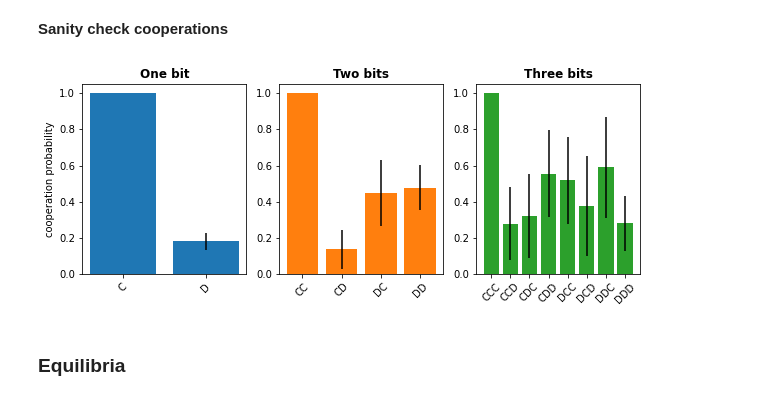
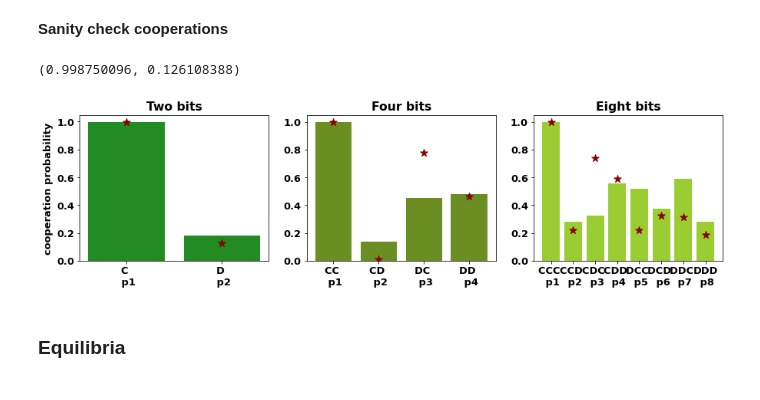
Before and after one commit to Nikoleta-v3/conditional-cooperation-with-longer-memory, a Jupyter notebook: nbs/E. First Notebook.ipynb, the cells around one changed output. Drawn from its saved outputs; the diff is of its cells as text; code cells hidden in the pictures.

```diff
--- a/nbs/Numerical simulations.ipynb
+++ b/nbs/E. First Notebook.ipynb
@@ -24,6 +25,3 @@ plt.rcParams["axes.labelweight"] = "bold"
-# %%
-plt.rcParams["font.weight"] = "bold"
-plt.rcParams["axes.labelweight"] = "bold"
 # %% [markdown]
 ## The case of two bits strategies
 # %% [markdown]
@@ -388,6 +377,7 @@ abundance = [
     (
         df.iloc[df["frequencies"].idxmax()]["p_1"],
         df.iloc[df["frequencies"].idxmax()]["p_2"],
+        df.iloc[df["frequencies"].idxmax()]["frequencies"]
     )
     for df in dfs
 ]
@@ -398,6 +401,7 @@ abundance2 = [
         df.iloc[df["frequencies"].idxmax()]["p_2"],
         df.iloc[df["frequencies"].idxmax()]["p_3"],
         df.iloc[df["frequencies"].idxmax()]["p_4"],
+        df.iloc[df["frequencies"].idxmax()]["frequencies"]
     )
     for df in df2s
 ]
@@ -412,6 +416,7 @@ abundance3 = [
         df.iloc[df["frequencies"].idxmax()]["p_6"],
         df.iloc[df["frequencies"].idxmax()]["p_7"],
         df.iloc[df["frequencies"].idxmax()]["p_8"],
+        df.iloc[df["frequencies"].idxmax()]["frequencies"]
     )
     for df in df3s
 ]
@@ -418,44 +459,60 @@ abundance3 = [
 # %% [markdown]
 **Sanity check cooperations**
+# %%
+from operator import itemgetter
+
+max(abundance, key=itemgetter(2))[:2]
+# %% [output]
+(0.998750096, 0.126108388)
 # %%
-fig, axes = plt.subplots(ncols=3, figsize=(10, 3.5))
+fig, axes = plt.subplots(ncols=3, figsize=(15, 3.5))
 
 heights = [[b[i] for b in abundance] for i in range(2)]
 
 errors = [np.std(h) for h in heights]
 
 for i in range(2):
-    axes[0].bar(i + 1, np.mean(heights[i]), yerr=errors[i], color="C0")
+    axes[0].bar(i + 1, np.mean(heights[i]), color="forestgreen")
+
+for i, point in enumerate(max(abundance, key=itemgetter(2))[:2]):
+    axes[0].scatter(i + 1, point, marker="*", color='darkred', s=100)
 
 axes[0].set_xticks([1, 2])
-axes[0].set_xticklabels(["C", "D"], rotation=45)
-axes[0].set_title("One bit", fontweight="bold")
+axes[0].set_xticklabels(["C \n p1", "D \n p2"])
+axes[0].set_title("Two bits", fontweight="bold")
 
 axes[0].set_ylabel("cooperation probability")
 
 heights = [[b[i] for b in abundance2] for i in range(4)]
 errors = [np.std(h) for h in heights]
 
 for i in range(4):
-    axes[1].bar(i + 1, np.mean(heights[i]), yerr=errors[i], color="C1")
+    axes[1].bar(i + 1, np.mean(heights[i]), color="olivedrab")
+
+for i, point in enumerate(max(abundance2, key=itemgetter(2))[:4]):
+    axes[1].scatter(i + 1, point, marker="*", color='darkred', s=100)
 
 axes[1].set_xticks([1, 2, 3, 4])
-axes[1].set_xticklabels(["CC", "CD", "DC", "DD"], rotation=45)
-axes[1].set_title("Two bits", fontweight="bold")
+axes[1].set_xticklabels(["CC \n p1", "CD \n p2", "DC \n p3", "DD \n p4"])
+axes[1].set_title("Four bits", fontweight="bold")
 
 heights = [[b[i] for b in abundance3] for i in range(8)]
 errors = [np.std(h) for h in heights]
 
 for i in range(8):
-    axes[2].bar(i + 1, np.mean(heights[i]), yerr=errors[i], color="C2")
+    axes[2].bar(i + 1, np.mean(heights[i]), color="yellowgreen")
 
+for i, point in enumerate(max(abundance3, key=itemgetter(2))[:8]):
+    axes[2].scatter(i + 1, point, marker="*", color='darkred', s=100)
 axes[2].set_xticks([1, 2, 3, 4, 5, 6, 7, 8])
-axes[2].set_xticklabels(["CCC", "CCD", "CDC", "CDD", "DCC", "DCD", "DDC", "DDD"], rotation=45)
-axes[2].set_title("Three bits", fontweight="bold");
+axes[2].set_xticklabels(["CCC \n p1", "CCD \n p2", "CDC \n p3", "CDD \n p4", "DCC \n p5", "DCD \n p6",
+                         "DDC \n p7", "DDD\n p8"])
+axes[2].set_title("Eight bits", fontweight="bold");
 
-# axes[1].text(-0.9, -0.2, "$b=1$ & $c=0.3$", fontsize=12)
+plt.savefig("/Users/glynatsi/src/talks/posters/2022-06-09-Aquavit/static/evolution_results.png",
+            transparent=True,  bbox_inches='tight')
 # %% [output]
-[figure, old version]
+[figure, new version]
 # %% [markdown]
 ### Equilibria
 # %%
```
Also changed, not shown: parts of 12 cells of this notebook, 16 other files.
